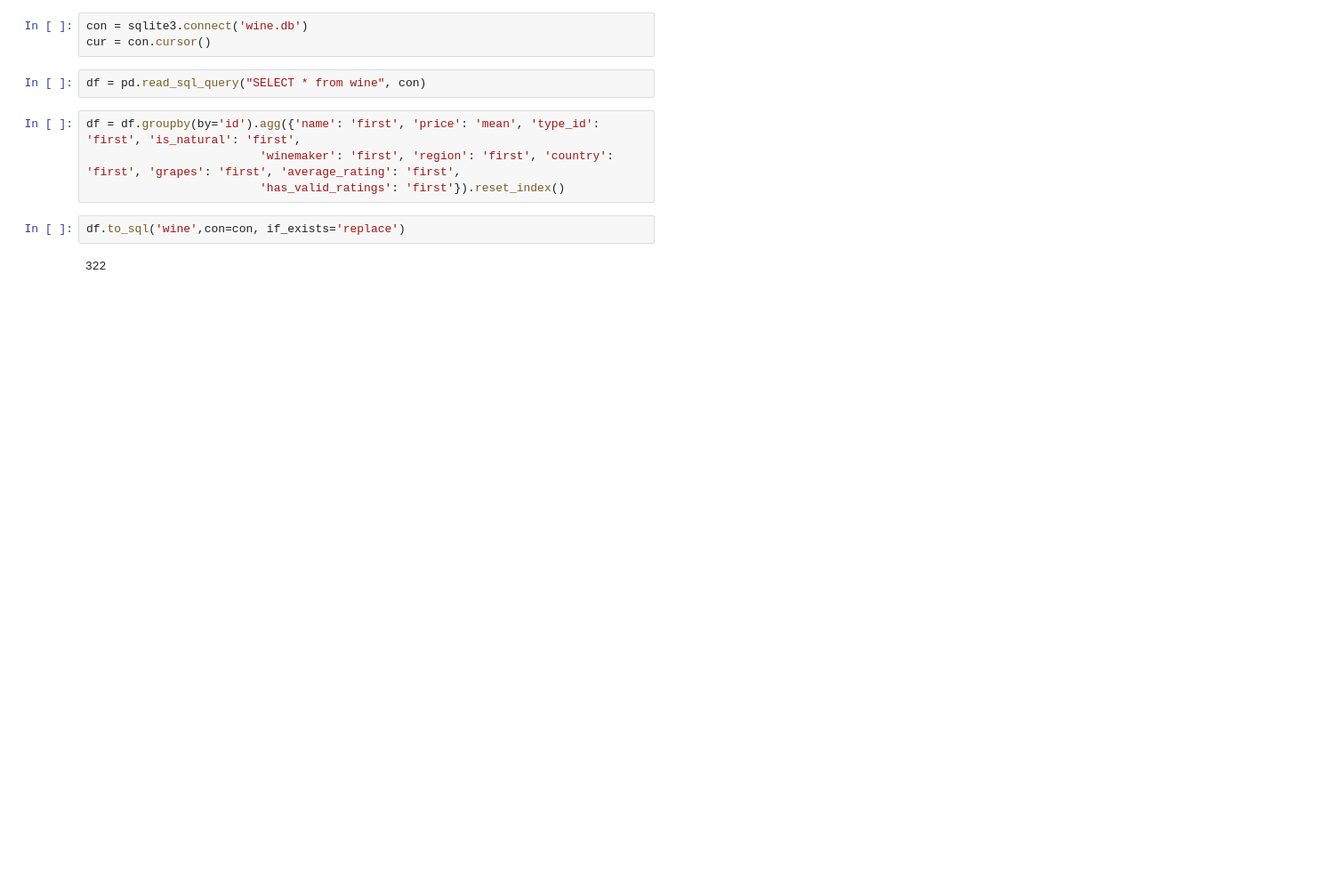
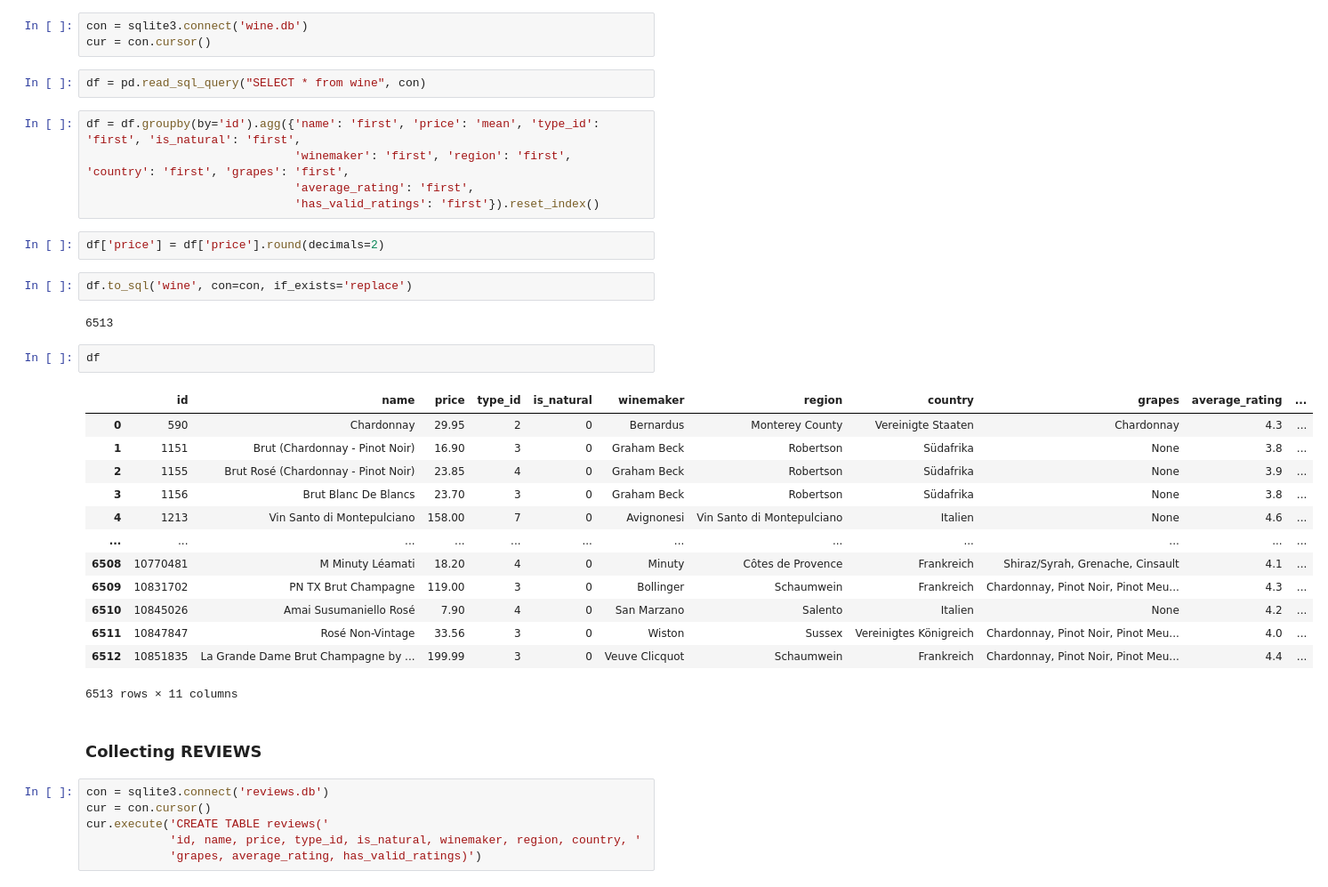
Before and after one commit to M4rl0wBuongustaio/master_thesis_ai_sommelier, a Jupyter notebook: vivino_scraper.ipynb, the cells around one changed output. Shown: that part at 89% size. Saved outputs shown, nothing was run; the diff lists cells and outputs as text; blank space fills up the shorter version.

Commit message:
set up scraping for reviews

```diff
--- a/vivino_scraper.ipynb
+++ b/vivino_scraper.ipynb
@@ -84,9 +149,36 @@ cur = con.cursor()
 df = pd.read_sql_query("SELECT * from wine", con)
 # %%
 df = df.groupby(by='id').agg({'name': 'first', 'price': 'mean', 'type_id': 'first', 'is_natural': 'first',
-                         'winemaker': 'first', 'region': 'first', 'country': 'first', 'grapes': 'first', 'average_rating': 'first',
-                         'has_valid_ratings': 'first'}).reset_index()
+                              'winemaker': 'first', 'region': 'first', 'country': 'first', 'grapes': 'first',
+                              'average_rating': 'first',
+                              'has_valid_ratings': 'first'}).reset_index()
+# %%
+df['price'] = df['price'].round(decimals=2)
 # %%
-df.to_sql('wine',con=con, if_exists='replace')
+df.to_sql('wine', con=con, if_exists='replace')
 # %% [output]
-322
+6513
+# %%
+df
+# %% [output]
+|  | id | name | price | type_id | is_natural | winemaker | region | country | grapes | average_rating | ... |
+| 0 | 590 | Chardonnay | 29.95 | 2 | 0 | Bernardus | Monterey County | Vereinigte Staaten | Chardonnay | 4.3 | ... |
+| 1 | 1151 | Brut (Chardonnay - Pinot Noir) | 16.90 | 3 | 0 | Graham Beck | Robertson | Südafrika | None | 3.8 | ... |
+| 2 | 1155 | Brut Rosé (Chardonnay - Pinot Noir) | 23.85 | 4 | 0 | Graham Beck | Robertson | Südafrika | None | 3.9 | ... |
+| 3 | 1156 | Brut Blanc De Blancs | 23.70 | 3 | 0 | Graham Beck | Robertson | Südafrika | None | 3.8 | ... |
+| 4 | 1213 | Vin Santo di Montepulciano | 158.00 | 7 | 0 | Avignonesi | Vin Santo di Montepulciano | Italien | None | 4.6 | ... |
+| ... | ... | ... | ... | ... | ... | ... | ... | ... | ... | ... | ... |
+| 6508 | 10770481 | M Minuty Léamati | 18.20 | 4 | 0 | Minuty | Côtes de Provence | Frankreich | Shiraz/Syrah, Grenache, Cinsault | 4.1 | ... |
+| 6509 | 10831702 | PN TX Brut Champagne | 119.00 | 3 | 0 | Bollinger | Schaumwein | Frankreich | Chardonnay, Pinot Noir, Pinot Meu... | 4.3 | ... |
+| 6510 | 10845026 | Amai Susumaniello Rosé | 7.90 | 4 | 0 | San Marzano | Salento | Italien | None | 4.2 | ... |
+| 6511 | 10847847 | Rosé Non-Vintage | 33.56 | 3 | 0 | Wiston | Sussex | Vereinigtes Königreich | Chardonnay, Pinot Noir, Pinot Meu... | 4.0 | ... |
+| 6512 | 10851835 | La Grande Dame Brut Champagne by ... | 199.99 | 3 | 0 | Veuve Clicquot | Schaumwein | Frankreich | Chardonnay, Pinot Noir, Pinot Meu... | 4.4 | ... |
+6513 rows × 11 columns
+# %% [markdown]
+### Collecting REVIEWS
+# %%
+con = sqlite3.connect('reviews.db')
+cur = con.cursor()
+cur.execute('CREATE TABLE reviews('
+            'id, name, price, type_id, is_natural, winemaker, region, country, '
+            'grapes, average_rating, has_valid_ratings)')
```
Also changed, not shown: parts of 12 cells of this notebook, 3 other files.
